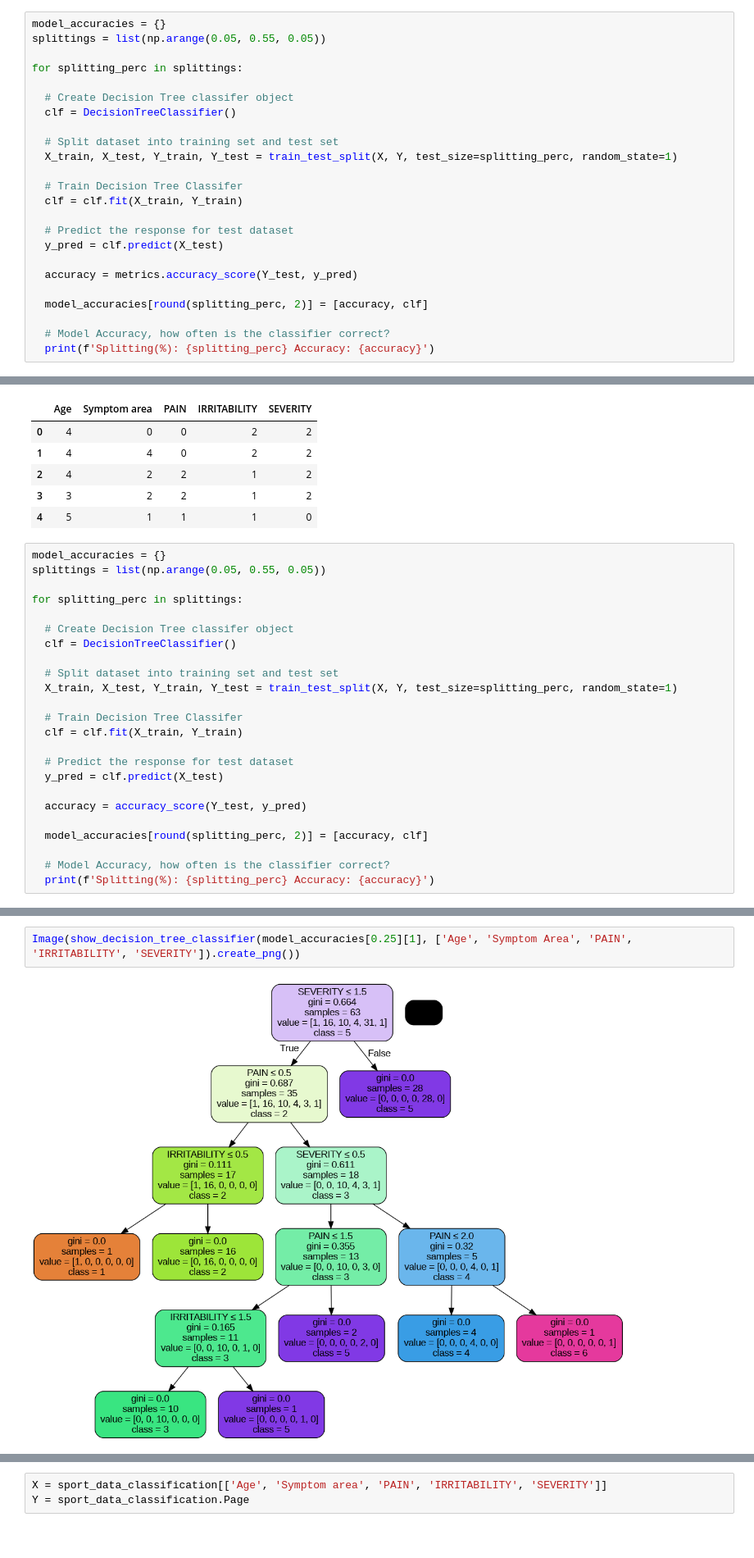
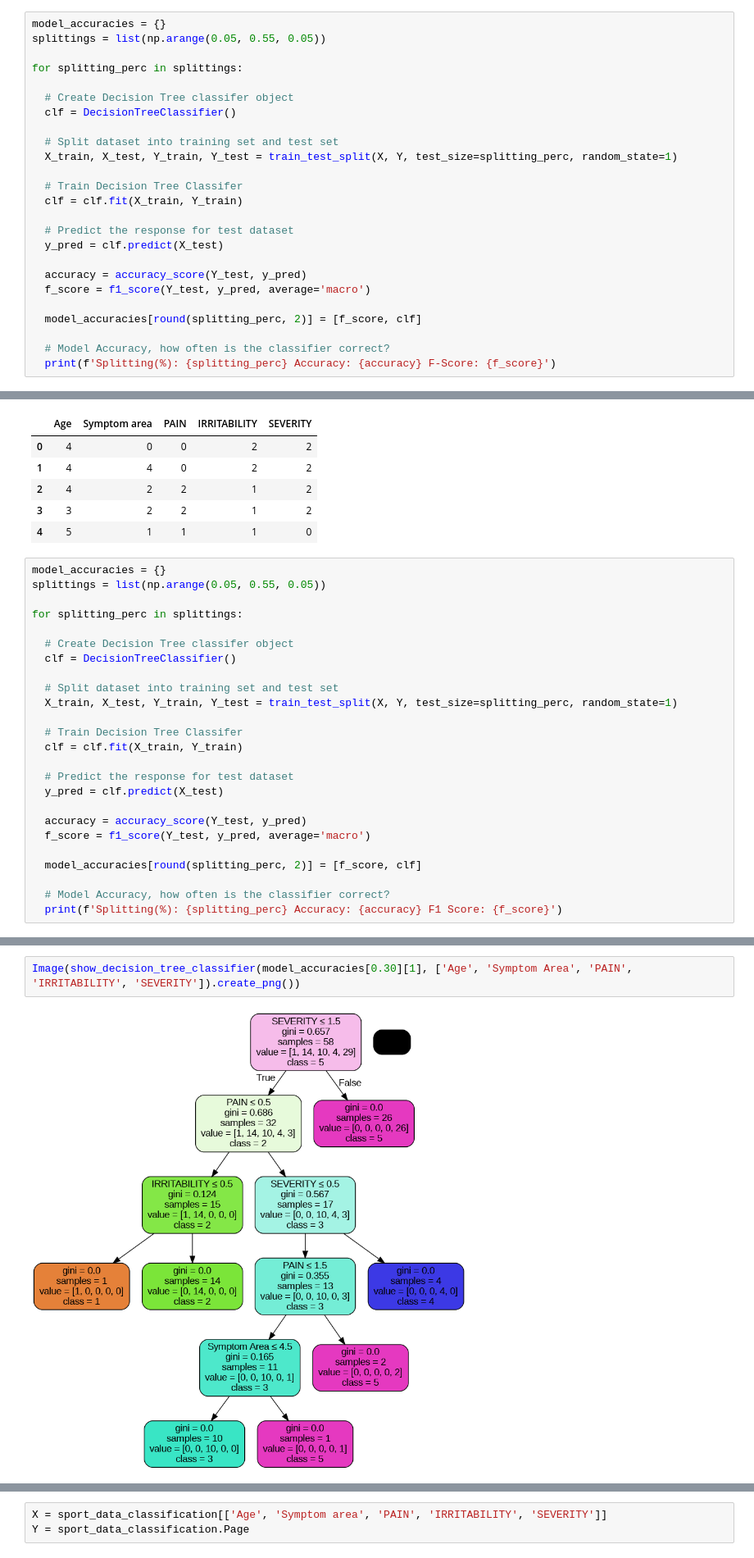
Before and after one commit to GeorgeM2000/Sports-Activity, a Jupyter notebook: Sports_Activity.ipynb, the cells around one changed output, grey strips where cells are left out. Shown at 82% size. Saved outputs shown, nothing was run; the diff lists cells and outputs as text.

```diff
--- a/Sports_Activity.ipynb
+++ b/Sports_Activity.ipynb
@@ -403,12 +446,13 @@ for splitting_perc in splittings:
   # Predict the response for test dataset
   y_pred = clf.predict(X_test)
 
-  accuracy = metrics.accuracy_score(Y_test, y_pred)
+  accuracy = accuracy_score(Y_test, y_pred)
+  f_score = f1_score(Y_test, y_pred, average='macro')
 
-  model_accuracies[round(splitting_perc, 2)] = [accuracy, clf]
+  model_accuracies[round(splitting_perc, 2)] = [f_score, clf]
 
   # Model Accuracy, how often is the classifier correct?
-  print(f'Splitting(%): {splitting_perc} Accuracy: {accuracy}')
+  print(f'Splitting(%): {splitting_perc} Accuracy: {accuracy} F-Score: {f_score}')
 # %% [output]
 Splitting(%): 0.05 Accuracy: 1.0
 Splitting(%): 0.1 Accuracy: 0.8888888888888888
@@ -550,9 +594,10 @@ for splitting_perc in splittings:
   y_pred = clf.predict(X_test)
 
   accuracy = accuracy_score(Y_test, y_pred)
+  f_score = f1_score(Y_test, y_pred, average='macro')
 
-  model_accuracies[round(splitting_perc, 2)] = [accuracy, clf]
+  model_accuracies[round(splitting_perc, 2)] = [f_score, clf]
 
   # Model Accuracy, how often is the classifier correct?
-  print(f'Splitting(%): {splitting_perc} Accuracy: {accuracy}')
+  print(f'Splitting(%): {splitting_perc} Accuracy: {accuracy} F1 Score: {f_score}')
 # %% [output]
@@ -575,9 +620,9 @@ plt.show()
 # %% [output]
 [figure]
 # %%
-Image(show_decision_tree_classifier(model_accuracies[0.25][1], ['Age', 'Symptom Area', 'PAIN', 'IRRITABILITY', 'SEVERITY']).create_png())
+Image(show_decision_tree_classifier(model_accuracies[0.30][1], ['Age', 'Symptom Area', 'PAIN', 'IRRITABILITY', 'SEVERITY']).create_png())
 # %% [output]
-[figure, old version]
+[figure, new version]
 # %% [markdown]
 ## Random Forest Classifier 1
 
```
Also changed, not shown: parts of 10 cells of this notebook.
